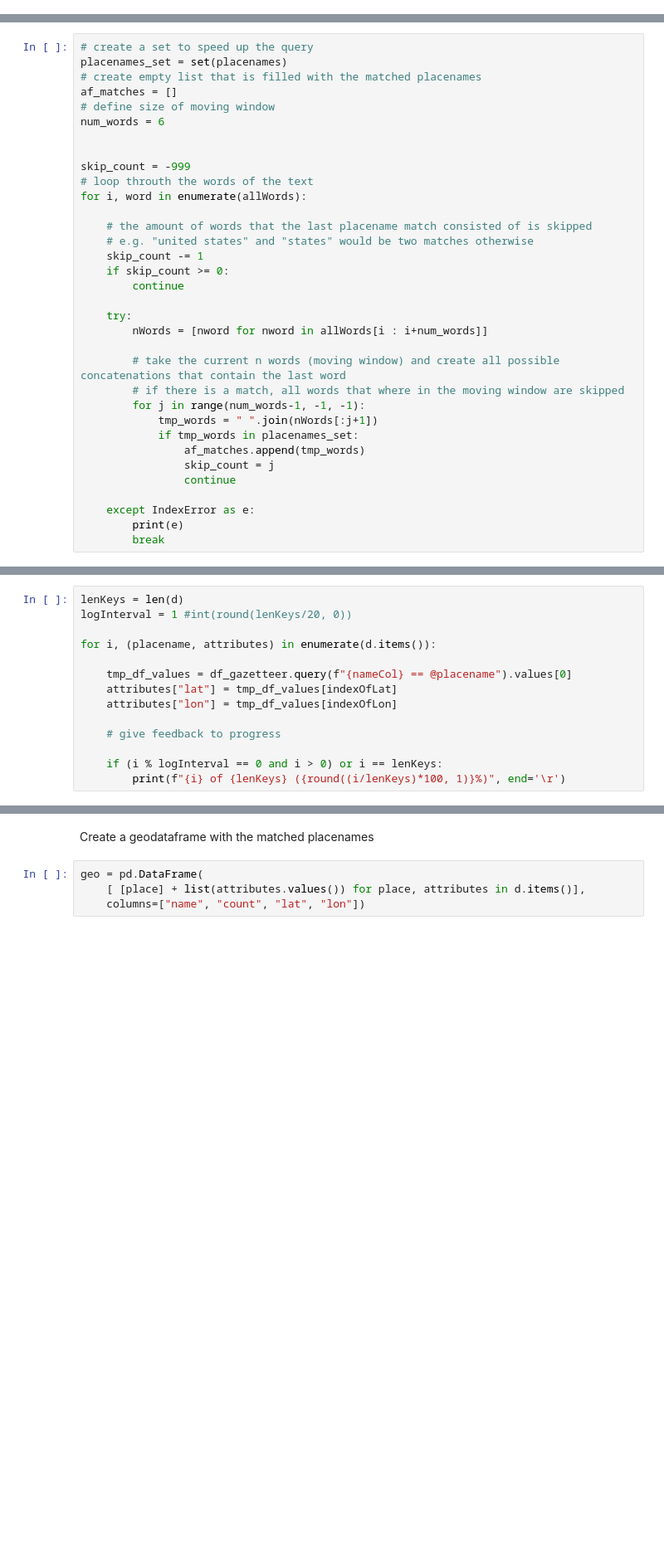
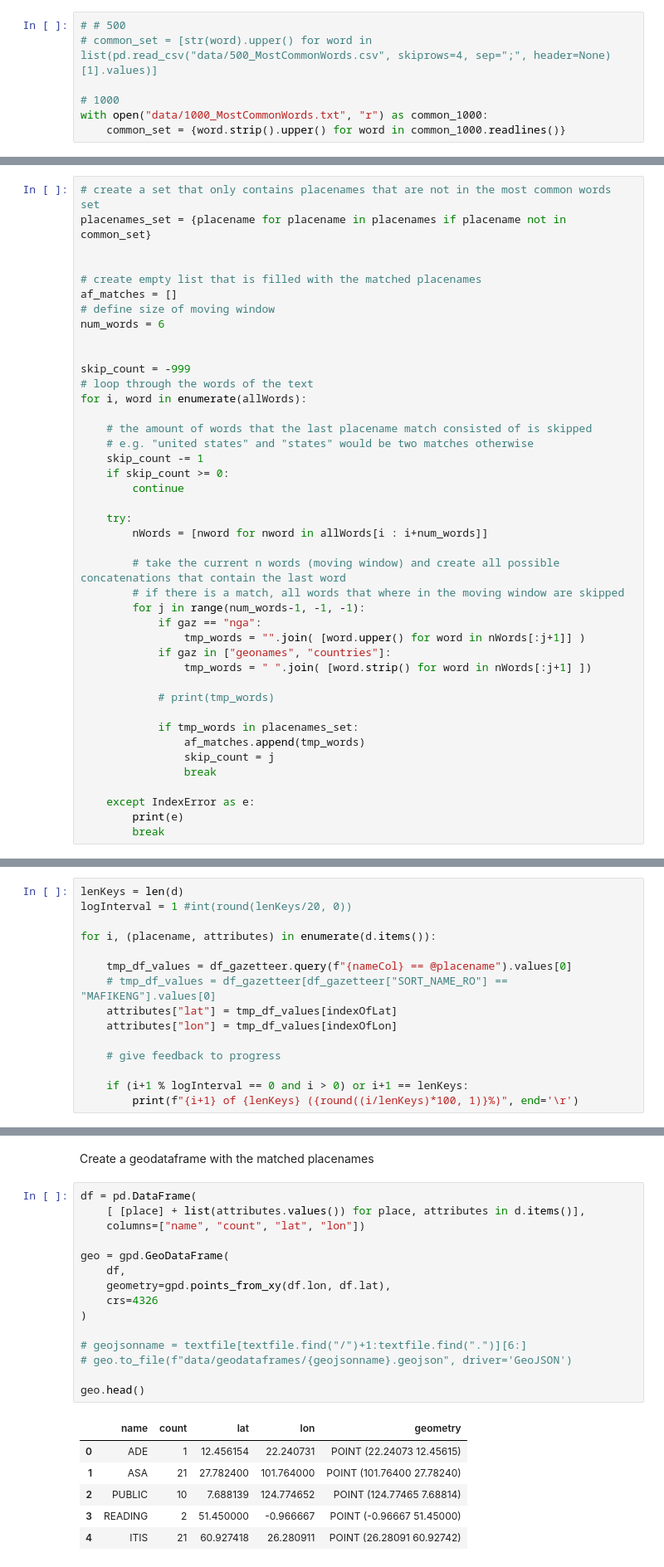
Before and after one commit to nicolasbeglinger/GEO871_nicibe, a Jupyter notebook: matchTextWithGazetteer.ipynb, the cells around one changed output, grey strips where cells are left out. Shown at 83% size. Cells and saved outputs as stored; diff of their text form; blank space fills up the shorter version.

Commit message:
Only placenames that don't appear in the most frequent n words are being compared with words;

```diff
--- a/matchTextWithGazetteer.ipynb
+++ b/matchTextWithGazetteer.ipynb
@@ -74,0 +133,7 @@ for line in lines:
+# %%
+# # 500
+# common_set = [str(word).upper() for word in list(pd.read_csv("data/500_MostCommonWords.csv", skiprows=4, sep=";", header=None)[1].values)]
+
+# 1000
+with open("data/1000_MostCommonWords.txt", "r") as common_1000:
+    common_set = {word.strip().upper() for word in common_1000.readlines()}
@@ -77,6 +162,8 @@ Match words in the textfile with placenames in the gazetteer. There is a moving
 # %%
-# create a set to speed up the query
-placenames_set = set(placenames)
+# create a set that only contains placenames that are not in the most common words set
+placenames_set = {placename for placename in placenames if placename not in common_set}
+
+
 # create empty list that is filled with the matched placenames
 af_matches = []
 # define size of moving window
@@ -84,7 +171,7 @@ num_words = 6
 
 
 skip_count = -999
-# loop throuth the words of the text
+# loop through the words of the text
 for i, word in enumerate(allWords):
 
     # the amount of words that the last placename match consisted of is skipped
@@ -99,11 +186,17 @@ for i, word in enumerate(allWords):
         # take the current n words (moving window) and create all possible concatenations that contain the last word
         # if there is a match, all words that where in the moving window are skipped
         for j in range(num_words-1, -1, -1):
-            tmp_words = " ".join(nWords[:j+1])
+            if gaz == "nga":
+                tmp_words = "".join( [word.upper() for word in nWords[:j+1]] )
+            if gaz in ["geonames", "countries"]:
+                tmp_words = " ".join( [word.strip() for word in nWords[:j+1] ])
+
+            # print(tmp_words)
+
             if tmp_words in placenames_set:
                 af_matches.append(tmp_words)
                 skip_count = j
-                continue
+                break
 
     except IndexError as e:
         print(e)
@@ -128,11 +221,12 @@ logInterval = 1 #int(round(lenKeys/20, 0))
 for i, (placename, attributes) in enumerate(d.items()):
 
     tmp_df_values = df_gazetteer.query(f"{nameCol} == @placename").values[0]
+    # tmp_df_values = df_gazetteer[df_gazetteer["SORT_NAME_RO"] == "MAFIKENG"].values[0]
     attributes["lat"] = tmp_df_values[indexOfLat]
     attributes["lon"] = tmp_df_values[indexOfLon]
 
     # give feedback to progress
 
-    if (i % logInterval == 0 and i > 0) or i == lenKeys:
-        print(f"{i} of {lenKeys} ({round((i/lenKeys)*100, 1)}%)", end='\r')
+    if (i+1 % logInterval == 0 and i > 0) or i+1 == lenKeys:
+        print(f"{i+1} of {lenKeys} ({round((i/lenKeys)*100, 1)}%)", end='\r')
 # %% [output]
@@ -140,6 +242,24 @@ for i, (placename, attributes) in enumerate(d.items()):
 # %% [markdown]
 Create a geodataframe with the matched placenames
 # %%
-geo = pd.DataFrame(
+df = pd.DataFrame(
     [ [place] + list(attributes.values()) for place, attributes in d.items()],
     columns=["name", "count", "lat", "lon"])
+
+geo = gpd.GeoDataFrame(
+    df,
+    geometry=gpd.points_from_xy(df.lon, df.lat),
+    crs=4326
+)
+
+# geojsonname = textfile[textfile.find("/")+1:textfile.find(".")][6:]
+# geo.to_file(f"data/geodataframes/{geojsonname}.geojson", driver='GeoJSON')
+
+geo.head()
+# %% [output]
+|  | name | count | lat | lon | geometry |
+| 0 | ADE | 1 | 12.456154 | 22.240731 | POINT (22.24073 12.45615) |
+| 1 | ASA | 21 | 27.782400 | 101.764000 | POINT (101.76400 27.78240) |
+| 2 | PUBLIC | 10 | 7.688139 | 124.774652 | POINT (124.77465 7.68814) |
+| 3 | READING | 2 | 51.450000 | -0.966667 | POINT (-0.96667 51.45000) |
+| 4 | ITIS | 21 | 60.927418 | 26.280911 | POINT (26.28091 60.92742) |
```
Also changed, not shown: parts of 18 cells of this notebook, 8 other files.
